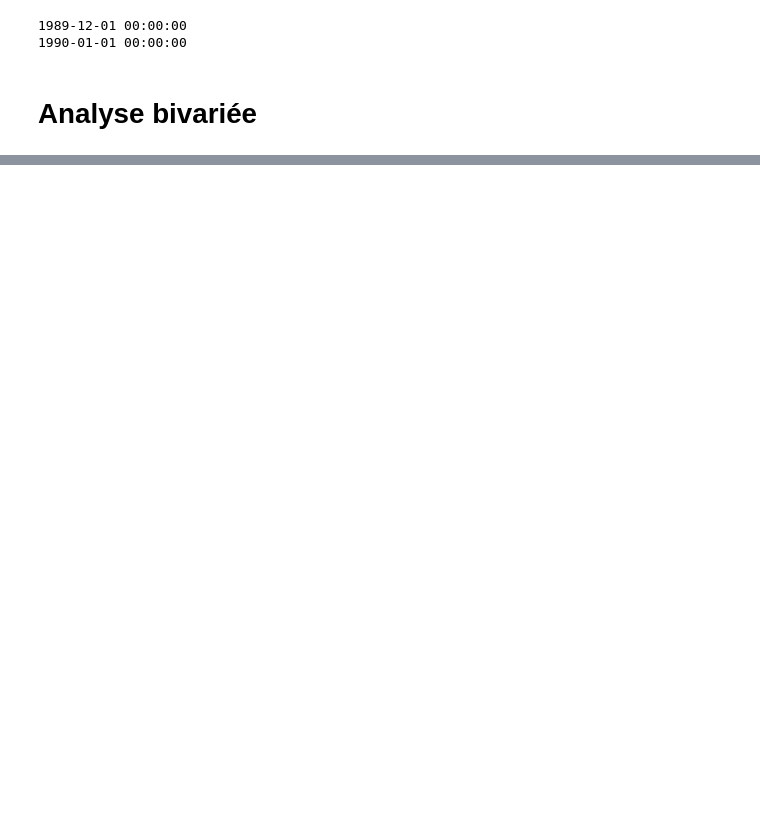
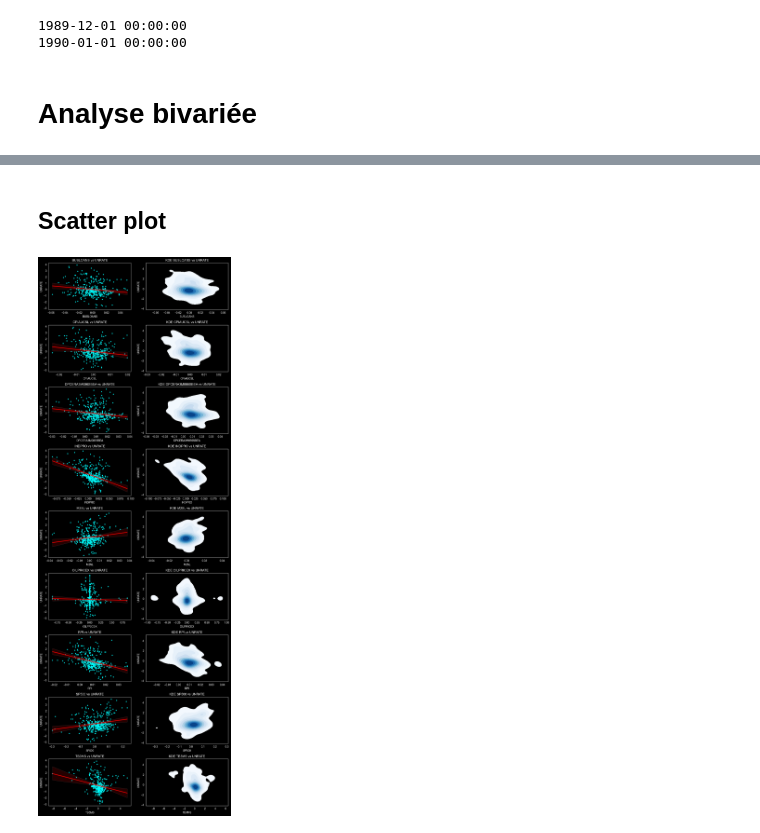
Before and after one commit to MitaDataAI/Explainable_AI_Forecast_and_explain_the_Unemployment_of_USA, a Jupyter notebook: 3_notebook/2_Exploration.ipynb, the cells around one changed output, grey strips where cells are left out. Drawn from its saved outputs; the diff is of its cells as text; code cells hidden in the pictures; blank space fills up the shorter version.

```diff
--- a/3_notebook/2_Exploration.ipynb
+++ b/3_notebook/2_Exploration.ipynb
@@ -98,0 +72,6 @@ plt.show()
+# %% [markdown]
+## Scatter plot
+# %%
+plot_reg_and_kde_grid(df_train, y="UNRATE")
+# %% [output]
+[figure, added]
```
Also changed, not shown: parts of 16 cells of this notebook, 2 other files.
